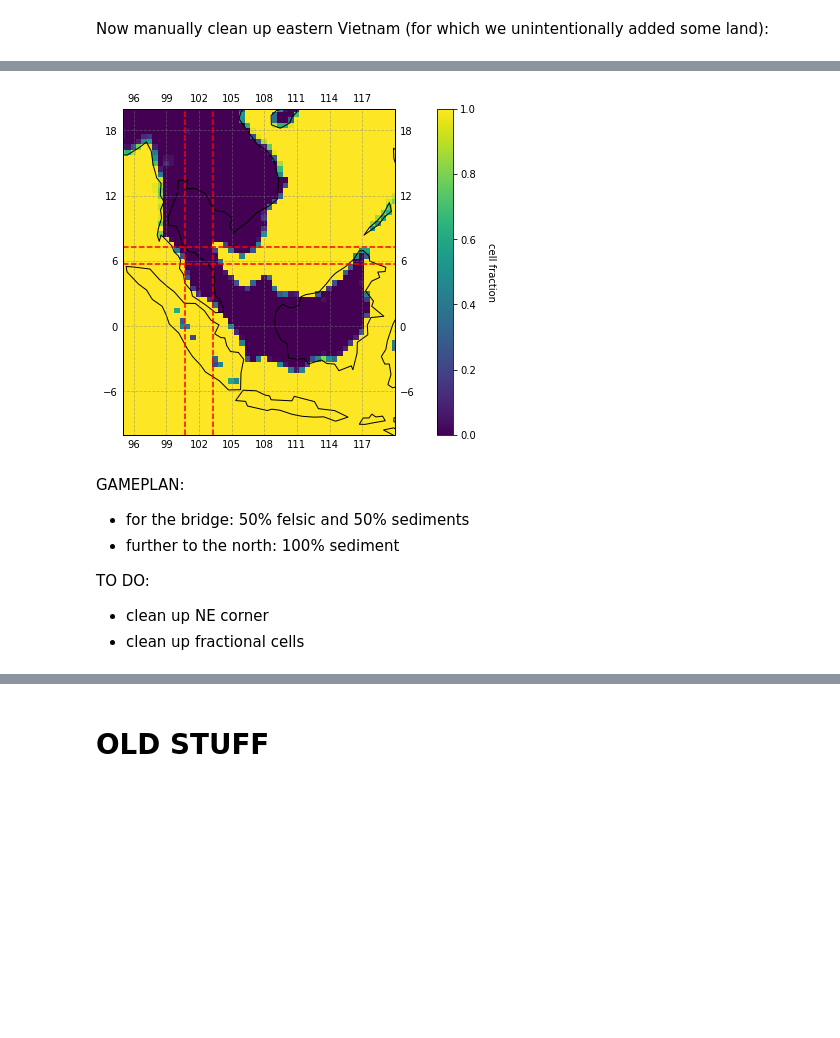
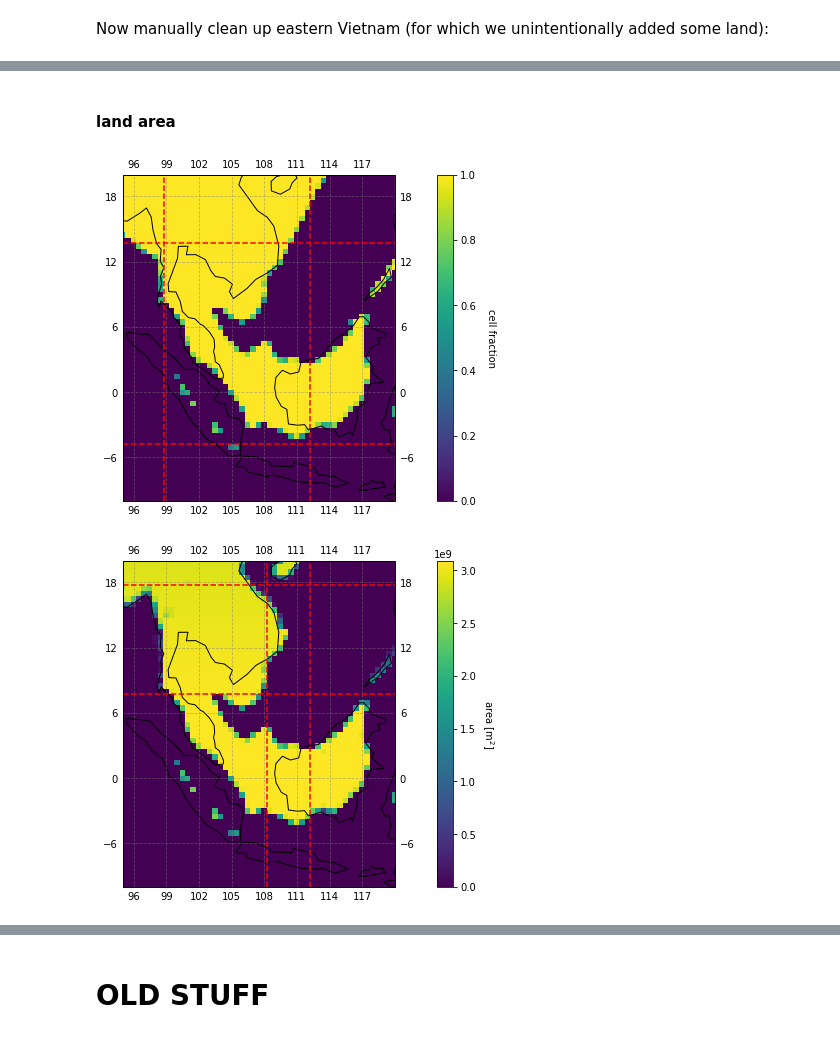
Before and after one commit to Swanson-Hysell-Group/GEOCLIM_Modern, a Jupyter notebook: Code/Notebooks/lithology_masks_7d.ipynb, the cells around one changed output, grey strips where cells are left out. Drawn from its saved outputs; the diff is of its cells as text; code cells hidden in the pictures; blank space fills up the shorter version.

Commit message:
area, lith, and slope masks for the redIAsunda case - runoff still to come

```diff
--- a/Code/Notebooks/lithology_masks_7d.ipynb
+++ b/Code/Notebooks/lithology_masks_7d.ipynb
@@ -1223,0 +1273,2 @@ plt.show()
+# %% [markdown]
+#### land area
@@ -1224,18 +1277,18 @@ plt.show()
 # %%
-fig, ax = plot_z(lith_mask_redIAsunda[:,:,0], lat_360_720, lon_360_720, 'cell fraction', coastlines=True, output=True)
+fig, ax = plot_z(redIA_cell_fraction, lat_360_720, lon_360_720, 'cell fraction', coastlines=True, output=True)
 
 ax.set_xlim(95,120)
 ax.set_ylim(-10,20)
 
-s_ind = 191
-n_ind = 194
-w_ind = 561
-e_ind = 566
+s_ind = 170
+n_ind = 207
+w_ind = 557
+e_ind = 584
 ax.axhline(lat_360_720[s_ind], ls='--', c='red')
 ax.axhline(lat_360_720[n_ind], ls='--', c='red')
 ax.axvline(lon_360_720[w_ind], ls='--', c='red')
 ax.axvline(lon_360_720[e_ind], ls='--', c='red')
 
 plt.show()
 # %% [output]
-[figure, old version]
+[figure, new version]
@@ -1288,10 +1294,0 @@ for i in range(191, 194):
-# %% [markdown]
-GAMEPLAN:
-
-* for the bridge: 50% felsic and 50% sediments
-* further to the north: 100% sediment
-
-TO DO:
-
-* clean up NE corner
-* clean up fractional cells
@@ -1297,0 +1299,18 @@ TO DO:
+# %%
+fig, ax = plot_z(land_area_redIAsunda, lat_360_720, lon_360_720, 'area [m$^{2}$]', coastlines=True, output=True)
+
+ax.set_xlim(95,120)
+ax.set_ylim(-10,20)
+
+s_ind = 195
+n_ind = 215
+w_ind = 576
+e_ind = 584
+ax.axhline(lat_360_720[s_ind], ls='--', c='red')
+ax.axhline(lat_360_720[n_ind], ls='--', c='red')
+ax.axvline(lon_360_720[w_ind], ls='--', c='red')
+ax.axvline(lon_360_720[e_ind], ls='--', c='red')
+
+plt.show()
+# %% [output]
+[figure, added]
```
Also changed, not shown: parts of 24 cells of this notebook, 4 other files.
